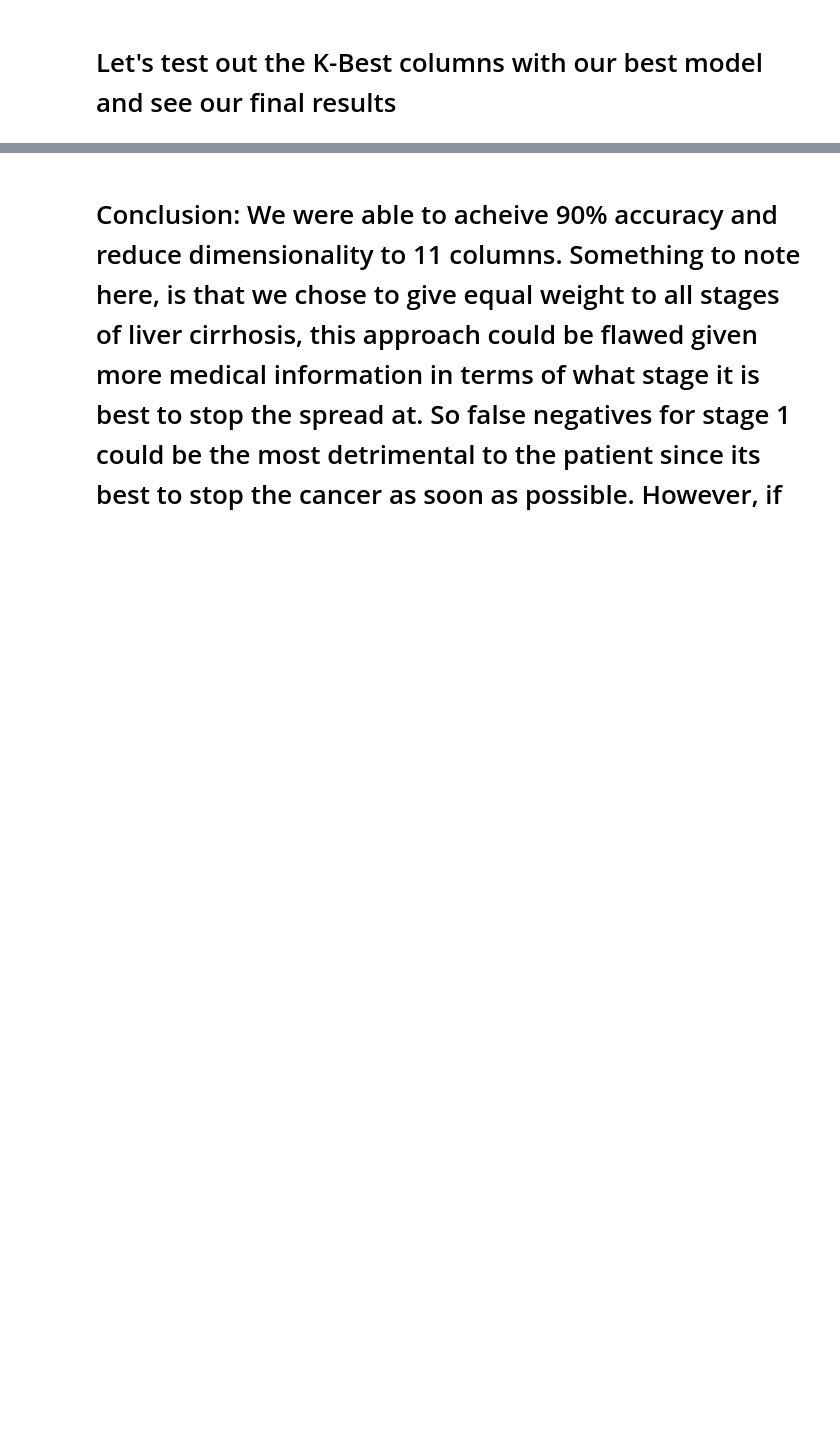
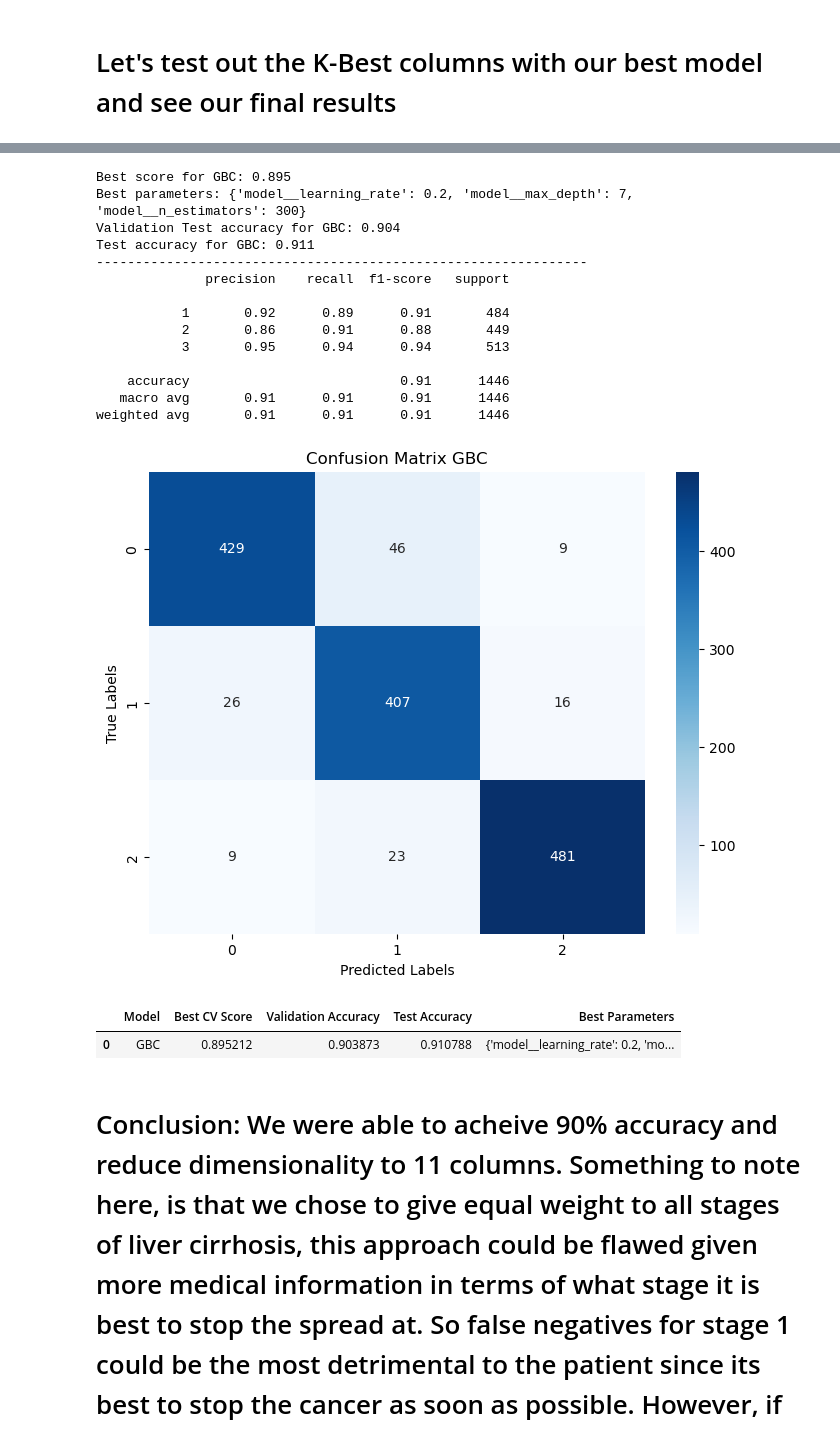
Before and after one commit to MaukanMir/Liver-Cirrhosis-Classification, a Jupyter notebook: training.ipynb, the cells around one changed output, grey strips where cells are left out. Saved outputs shown, nothing was run; the diff lists cells and outputs as text; code cells hidden in the pictures; blank space fills up the shorter version.

```diff
--- a/training.ipynb
+++ b/training.ipynb
@@ -631,2 +647,23 @@ weighted avg       0.91      0.90      0.90      1446
+# %%
+kbest_metric = SelectKBest(score_func=mutual_info_classif, k=12)
+val_grid_search_selected_models(param_grid, names, models, X, y, metric, preprocessor, kbest_metric, 'Mutal-Info')
+# %% [output]
+Best score for GBC: 0.895
+Best parameters: {'model__learning_rate': 0.2, 'model__max_depth': 7, 'model__n_estimators': 300}
+Validation Test accuracy for GBC: 0.904
+Test accuracy for GBC: 0.911
+---------------------------------------------------------------
+              precision    recall  f1-score   support
+
+           1       0.92      0.89      0.91       484
+           2       0.86      0.91      0.88       449
+           3       0.95      0.94      0.94       513
+
+    accuracy                           0.91      1446
+   macro avg       0.91      0.91      0.91      1446
+weighted avg       0.91      0.91      0.91      1446
+[figure, added]
+|  | Model | Best CV Score | Validation Accuracy | Test Accuracy | Best Parameters |
+| 0 | GBC | 0.895212 | 0.903873 | 0.910788 | {'model__learning_rate': 0.2, 'mo... |
 # %% [markdown]
 # Conclusion: We were able to acheive 90% accuracy and reduce dimensionality to 11 columns. Something to note here, is that we chose to give equal weight to all stages of liver cirrhosis, this approach could be flawed given more medical information in terms of what stage it is best to stop the spread at. So false negatives for stage 1 could be the most detrimental to the patient since its best to stop the cancer as soon as possible. However, if we wanted to create a model that accurately predicted each class, we have acheived that goal. We could adjust this model if needed to meet additional requirments given the modularity of the code.
```
Also changed, not shown: parts of 6 cells of this notebook.
